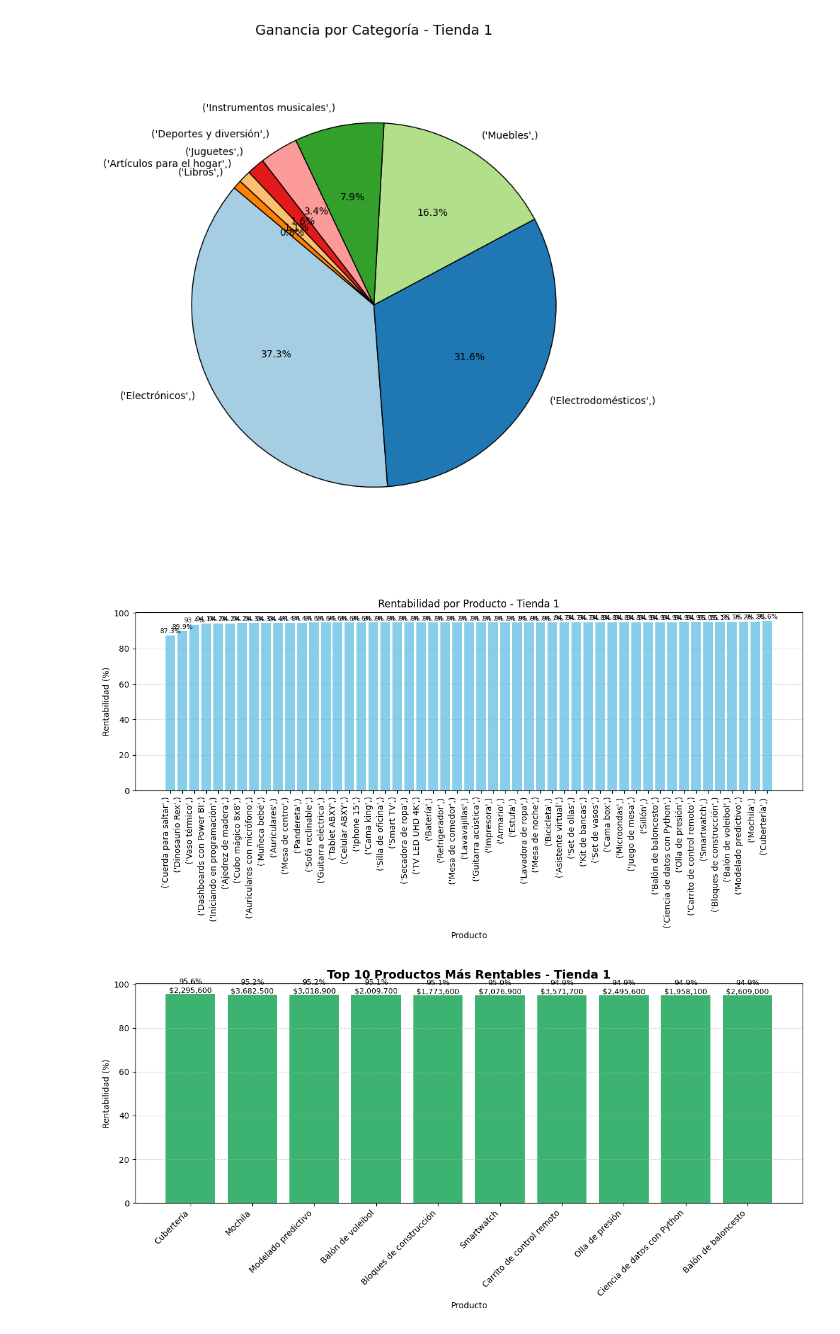
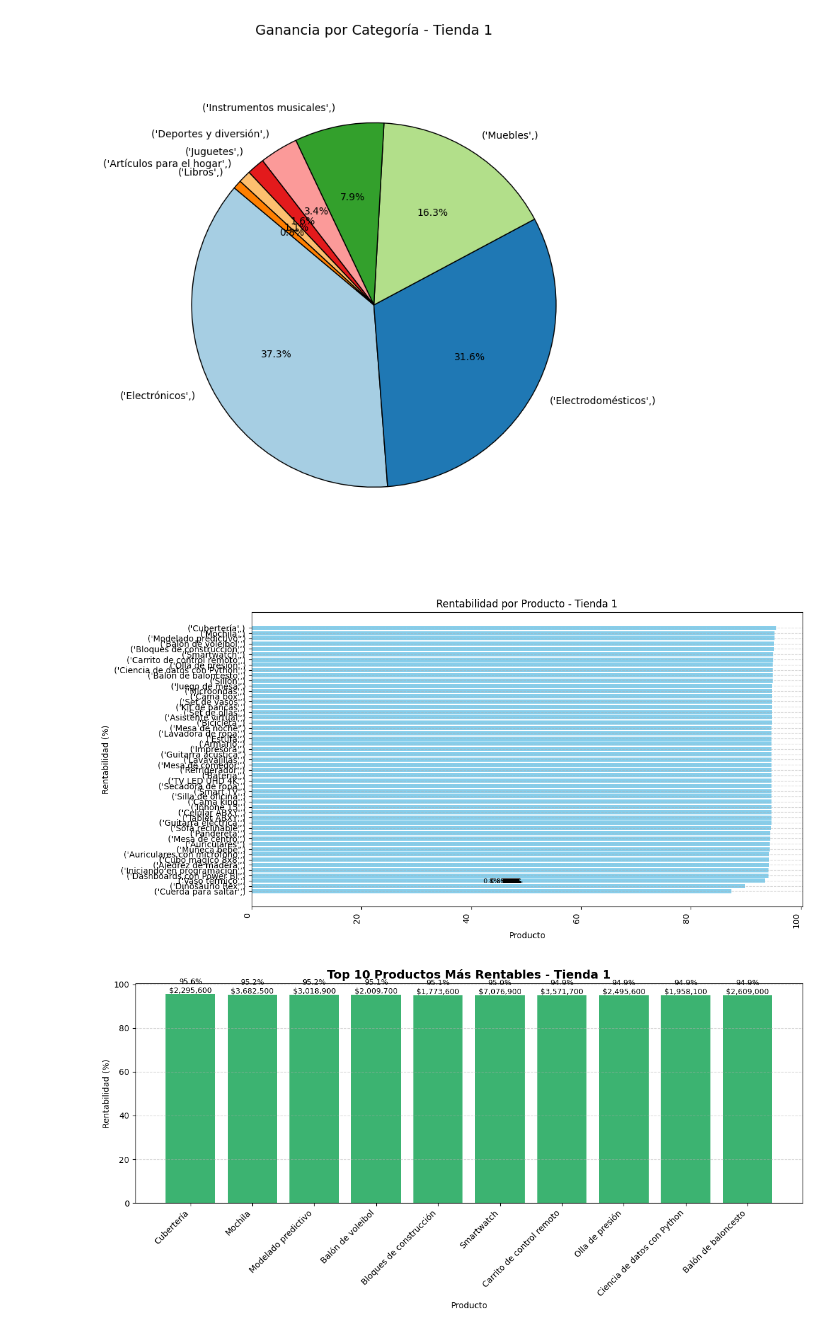
Before and after one commit to educhile1/challenge_datascience1-ONE, a Jupyter notebook: AluraStoreLatam.ipynb, the cells around one changed output. Saved outputs shown, nothing was run; the diff lists cells and outputs as text; code cells hidden in the pictures.

```diff
--- a/AluraStoreLatam.ipynb
+++ b/AluraStoreLatam.ipynb
@@ -355,7 +359,7 @@ plt.show()
 # %% [output]
 [figure]
 # %%
-# Agrupar y calcular rentabilidad por producto
+# Agrupar y calcular rentabilidad por producto (QUITAR NO AGREGA VALOR)
 group_data = []
 prodTienda1 = dataTiendaClear.groupby(['Producto'])  # Cambia 'Producto' por el nombre real de tu columna si es distinto
 
@@ -363,35 +367,35 @@ for nombre, grupo_df in prodTienda1:
     facturacion = grupo_df['Precio'].sum()
     costo_envio = grupo_df['Costo de envío'].sum()
     ganancia = facturacion - costo_envio
     rentabilidad_pct = (ganancia / facturacion) * 100 if facturacion > 0 else 0
     group_data.append({
         "Producto": nombre,
         "Rentabilidad %": rentabilidad_pct
     })
 
 # Convertir a DataFrame y ordenar
 df_rentabilidad = pd.DataFrame(group_data)
 df_rentabilidad = df_rentabilidad.sort_values(by='Rentabilidad %', ascending=True)
 
 # Graficar
 plt.figure(figsize=(12, 6))
-bars = plt.bar(df_rentabilidad['Producto'].astype(str), df_rentabilidad['Rentabilidad %'], color='skyblue')
+bars = plt.barh(df_rentabilidad['Producto'].astype(str), df_rentabilidad['Rentabilidad %'], color='skyblue')
 plt.xlabel('Producto')
 plt.ylabel('Rentabilidad (%)')
 plt.title("Rentabilidad por Producto - Tienda 1")
 plt.xticks(rotation=90, ha='right')
 plt.tight_layout()
 plt.grid(axis='y', linestyle='--', alpha=0.5)
 
 # Agregar valores sobre las barras
 for bar in bars:
     yval = bar.get_height()
     plt.text(bar.get_x() + bar.get_width()/2, yval + 0.5,
              f'{yval:.1f}%', ha='center', va='bottom', fontsize=8)
 
 plt.show()
 # %% [output]
-[figure, old version]
+[figure, new version]
 # %%
 import pandas as pd
 import matplotlib.pyplot as plt
```
Also changed, not shown: parts of 4 cells of this notebook.
